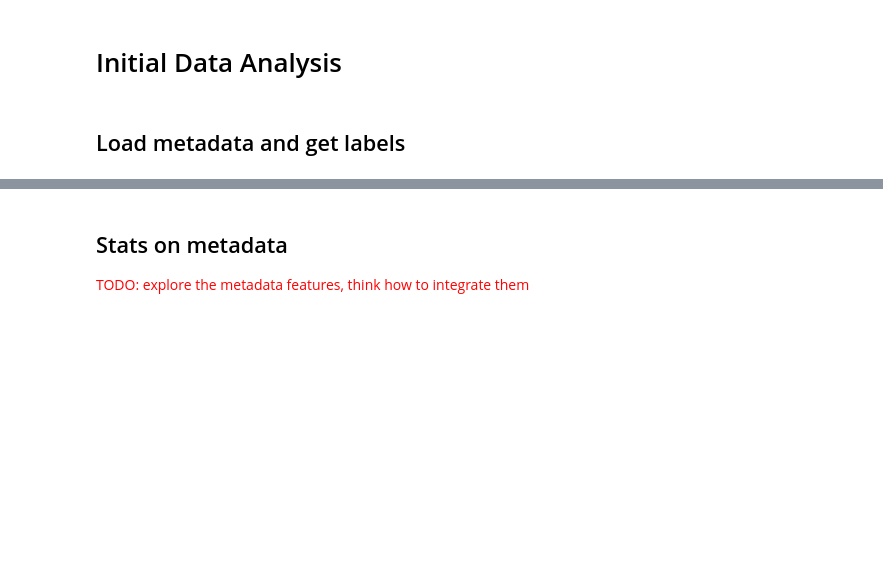
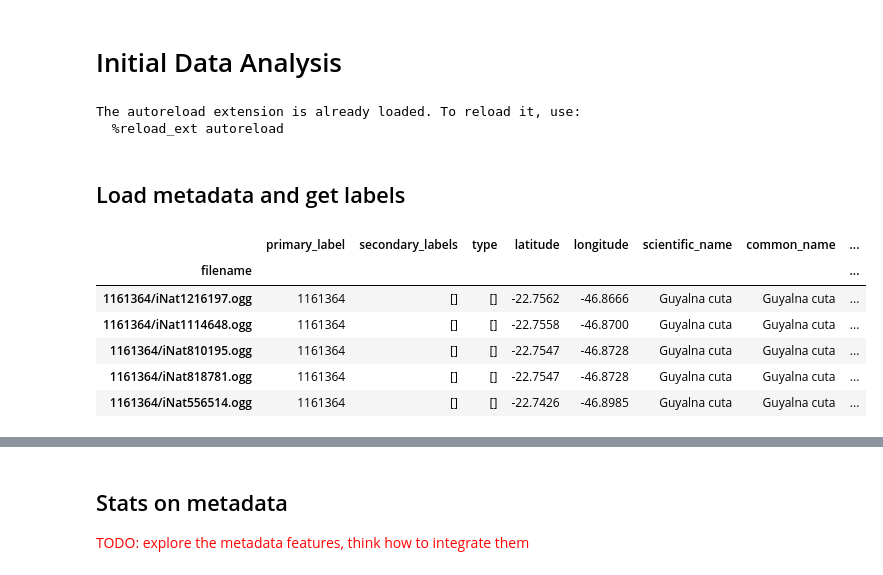
Before and after one commit to vlad-antipin/bioacoustic-species-detection, a Jupyter notebook: notebooks/01-ida.ipynb, the cells around one changed output, grey strips where cells are left out. Saved outputs shown, nothing was run; the diff lists cells and outputs as text; code cells hidden in the pictures; blank space fills up the shorter version.

```diff
--- a/notebooks/01-ida.ipynb
+++ b/notebooks/01-ida.ipynb
@@ -10,13 +10,29 @@ from bioacoustics.visualization import (
     plot_label_frequency,
     plot_active_labels,
     plot_label_concurrence,
+    set_style,
 )
+
+set_style()
 
 %load_ext autoreload
 %autoreload 2
+# %% [output]
+The autoreload extension is already loaded. To reload it, use:
+  %reload_ext autoreload
 # %% [markdown]
 ## Load metadata and get labels
 # %%
 df_train, df_train_soundscapes, df_taxonomy = load_metadata()
 y_class, y_primary = get_labels(df_train, df_taxonomy)
 y_class_soundscapes, y_primary_soundscapes = get_labels(df_train_soundscapes, df_taxonomy)
+# %%
+df_train.head()
+# %% [output]
+|  | primary_label | secondary_labels | type | latitude | longitude | scientific_name | common_name | ... |
+| filename |  |  |  |  |  |  |  | ... |
+| 1161364/iNat1216197.ogg | 1161364 | [] | [] | -22.7562 | -46.8666 | Guyalna cuta | Guyalna cuta | ... |
+| 1161364/iNat1114648.ogg | 1161364 | [] | [] | -22.7558 | -46.8700 | Guyalna cuta | Guyalna cuta | ... |
+| 1161364/iNat810195.ogg | 1161364 | [] | [] | -22.7547 | -46.8728 | Guyalna cuta | Guyalna cuta | ... |
+| 1161364/iNat818781.ogg | 1161364 | [] | [] | -22.7547 | -46.8728 | Guyalna cuta | Guyalna cuta | ... |
+| 1161364/iNat556514.ogg | 1161364 | [] | [] | -22.7426 | -46.8985 | Guyalna cuta | Guyalna cuta | ... |
```
Also changed, not shown: parts of 7 cells of this notebook, 12 other files.
